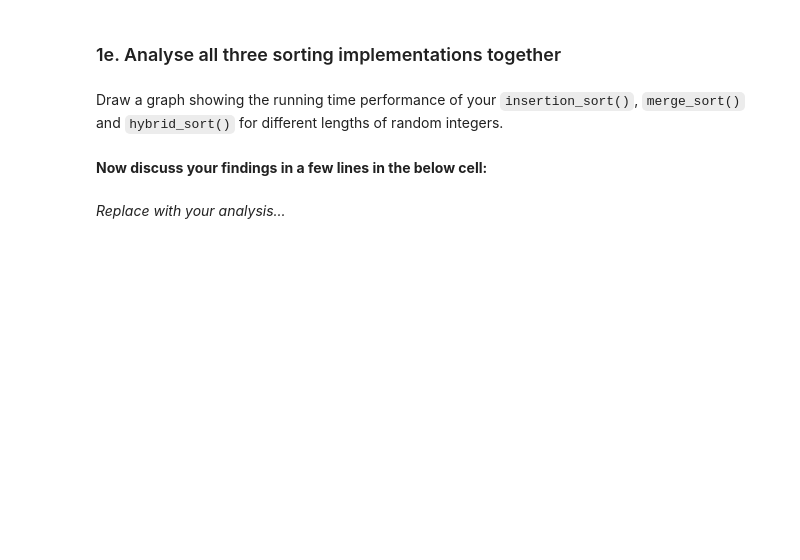
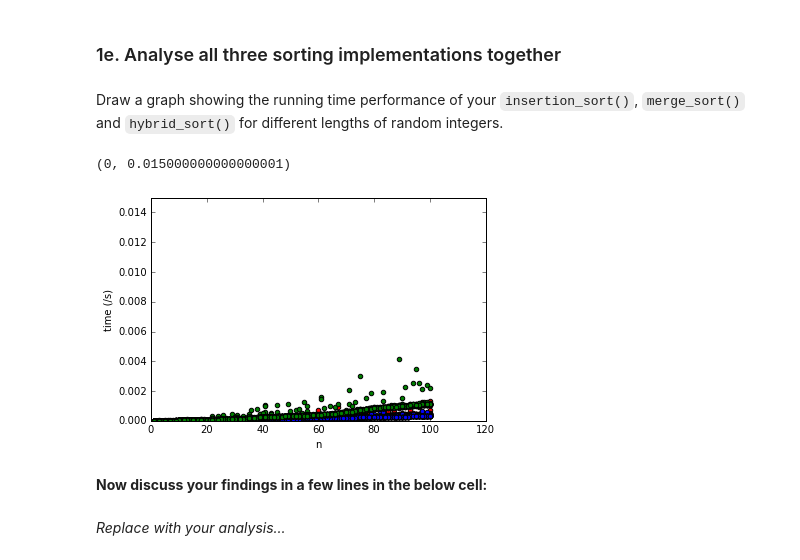
Before and after one commit to gmrodgers/Sorting_comparisons, a Jupyter notebook: CW1-1 Sort.ipynb, the cells around one changed output. Drawn from its saved outputs; the diff is of its cells as text; code cells hidden in the pictures; blank space fills up the shorter version.

Commit message:
[GR] Implemented hybrid sort but graphs arent accurate enough to show the value, must change that

```diff
--- a/CW1-1 Sort.ipynb
+++ b/CW1-1 Sort.ipynb
@@ -168,3 +165,18 @@ def hybrid_sort(a):
+# %%
+def hybrid_conquer(arr, start, end):
+    threshold = 4 #DECIDE THIS VALUE FROM GRAPH ABOVE
+    if end - start - 1 >= threshold:
+        middle = int((start + end) / 2)
+        hybrid_conquer(arr, start, middle)
+        hybrid_conquer(arr, middle, end)
+        merge(arr, start, middle, end)
+    else:
+        insertion_sort(arr)
+# %%
+def hybrid_sort(a):
+    sorted_list = list(a)
+    hybrid_conquer(sorted_list, 0, len(a))
+    return sorted_list
 # %% [markdown]
 Use this test to confirm your implementation is correct.
 # %%
@@ -174,6 +188,25 @@ print(hybrid_sort(x) == [1, 2, 3, 4])
 ### 1e. Analyse all three sorting implementations together
 # %% [markdown]
 Draw a graph showing the running time performance of your `insertion_sort()`, `merge_sort()` and `hybrid_sort()` for different lengths of random integers.
+# %%
+#hybrid sort data
+num_hybrid = []
+time_hybrid = []
+for num in data_range:
+    r_list = rand_list()
+    time_hybrid.append(time_f(lambda: hybrid_sort(r_list)))
+    num_hybrid.append(len(r_list))
+# %%
+plt.scatter(num_insertion, time_insertion, c='red')
+plt.scatter(num_merge, time_merge, c='blue')
+plt.scatter(num_hybrid, time_hybrid, c='green')
+plt.xlabel('n')
+plt.ylabel('time (/s)')
+plt.xlim(0)
+plt.ylim(0)
+# %% [output]
+(0, 0.015000000000000001)
+[figure, added]
 # %% [markdown]
 **Now discuss your findings in a few lines in the below cell:**
 # %% [markdown]
```
Also changed, not shown: parts of 4 cells of this notebook.
